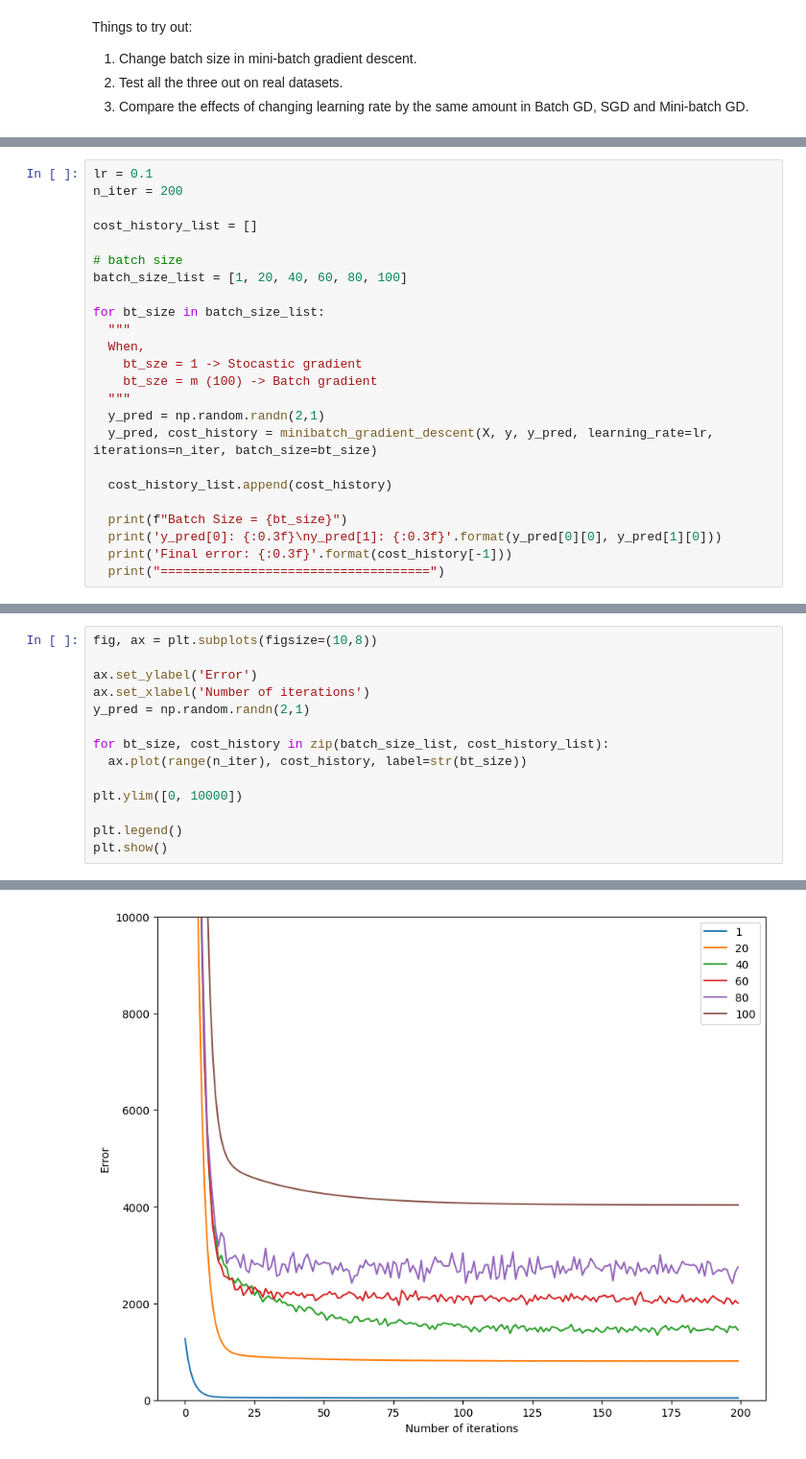
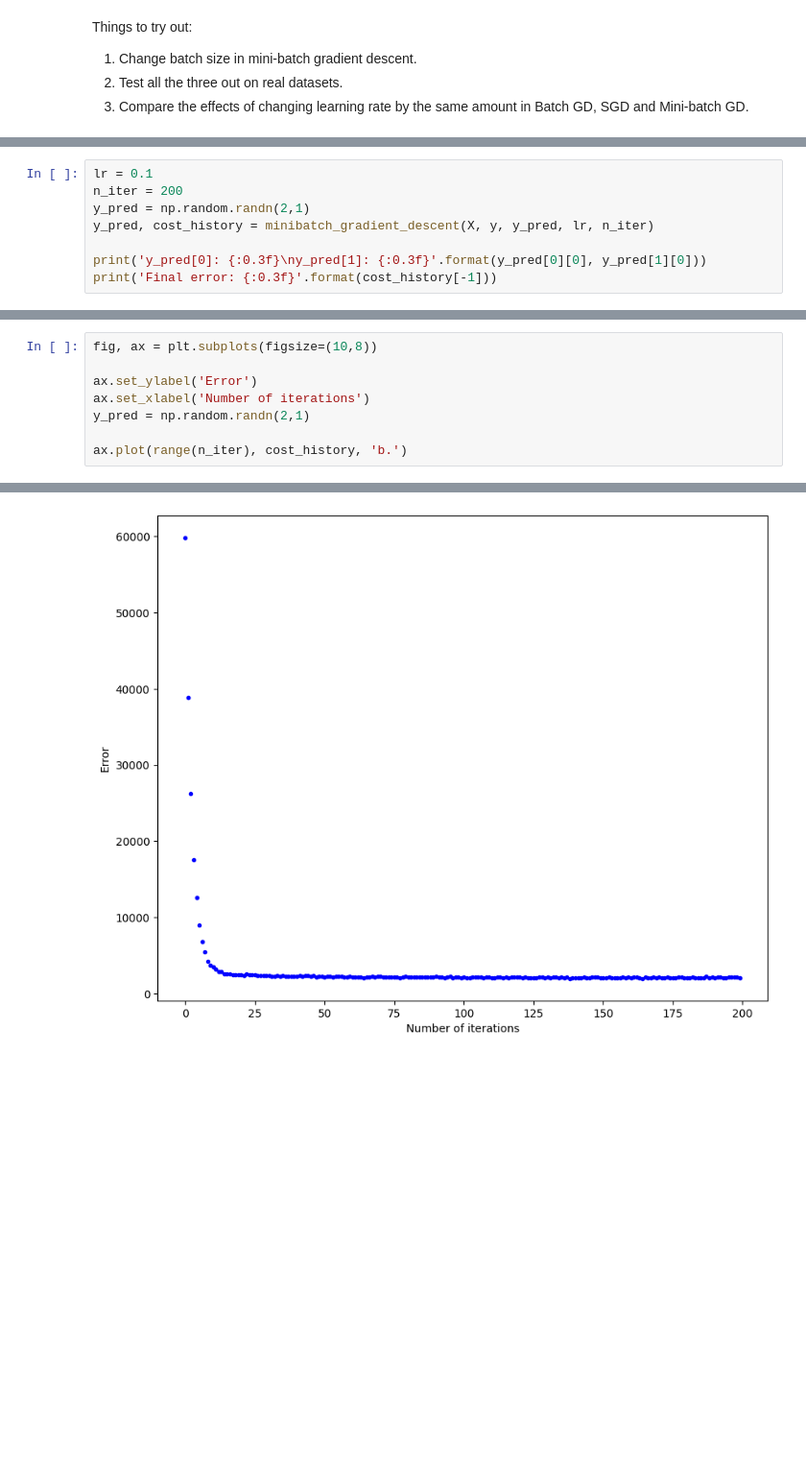
Before and after one commit to 21JN1A4354/FMML-LAB-ASSIGNMENTS, a Jupyter notebook: FMML_Module4_Lab3_2024.ipynb, the cells around one changed output, grey strips where cells are left out. Shown at 96% size. Drawn from its saved outputs; the diff is of its cells as text; blank space fills up the shorter version.

```diff
--- a/FMML_Module4_Lab3_2024.ipynb
+++ b/FMML_Module4_Lab3_2024.ipynb
@@ -281,25 +315,9 @@ Things to try out:
 # %%
 lr = 0.1
 n_iter = 200
+y_pred = np.random.randn(2,1)
+y_pred, cost_history = minibatch_gradient_descent(X, y, y_pred, lr, n_iter)
 
-cost_history_list = []
-
-# batch size
-batch_size_list = [1, 20, 40, 60, 80, 100]
-
-for bt_size in batch_size_list:
-  """
-  When,
-    bt_sze = 1 -> Stocastic gradient
-    bt_sze = m (100) -> Batch gradient
-  """
-  y_pred = np.random.randn(2,1)
-  y_pred, cost_history = minibatch_gradient_descent(X, y, y_pred, learning_rate=lr, iterations=n_iter, batch_size=bt_size)
-
-  cost_history_list.append(cost_history)
-
-  print(f"Batch Size = {bt_size}")
-  print('y_pred[0]: {:0.3f}\ny_pred[1]: {:0.3f}'.format(y_pred[0][0], y_pred[1][0]))
-  print('Final error: {:0.3f}'.format(cost_history[-1]))
-  print("====================================")
+print('y_pred[0]: {:0.3f}\ny_pred[1]: {:0.3f}'.format(y_pred[0][0], y_pred[1][0]))
+print('Final error: {:0.3f}'.format(cost_history[-1]))
 # %% [output]
@@ -327,11 +331,5 @@ ax.set_ylabel('Error')
 ax.set_xlabel('Number of iterations')
 y_pred = np.random.randn(2,1)
 
-for bt_size, cost_history in zip(batch_size_list, cost_history_list):
-  ax.plot(range(n_iter), cost_history, label=str(bt_size))
-
-plt.ylim([0, 10000])
-
-plt.legend()
-plt.show()
+ax.plot(range(n_iter), cost_history, 'b.')
 # %% [output]
@@ -338 +337 @@ plt.show()
-[figure, old version]
+[figure, new version]
```
Also changed, not shown: parts of 23 cells of this notebook.
